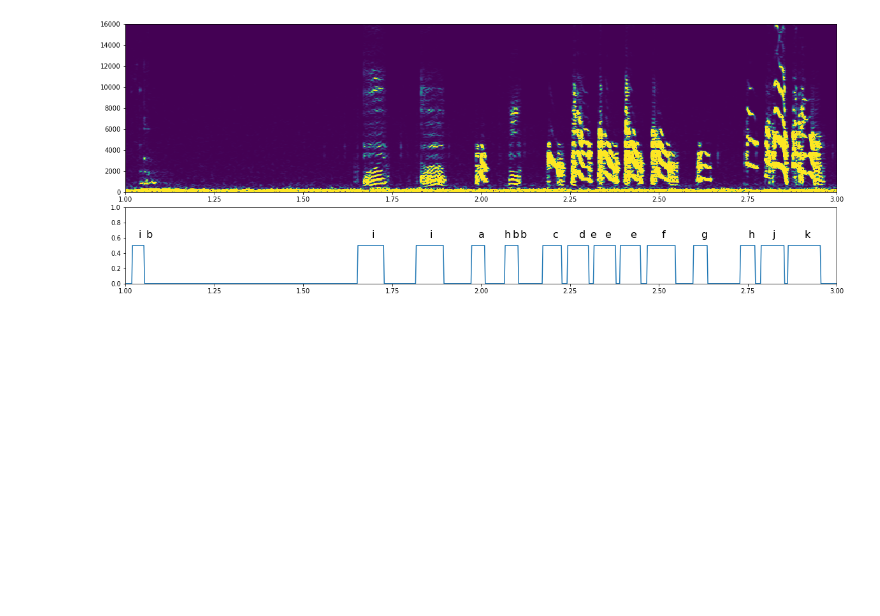
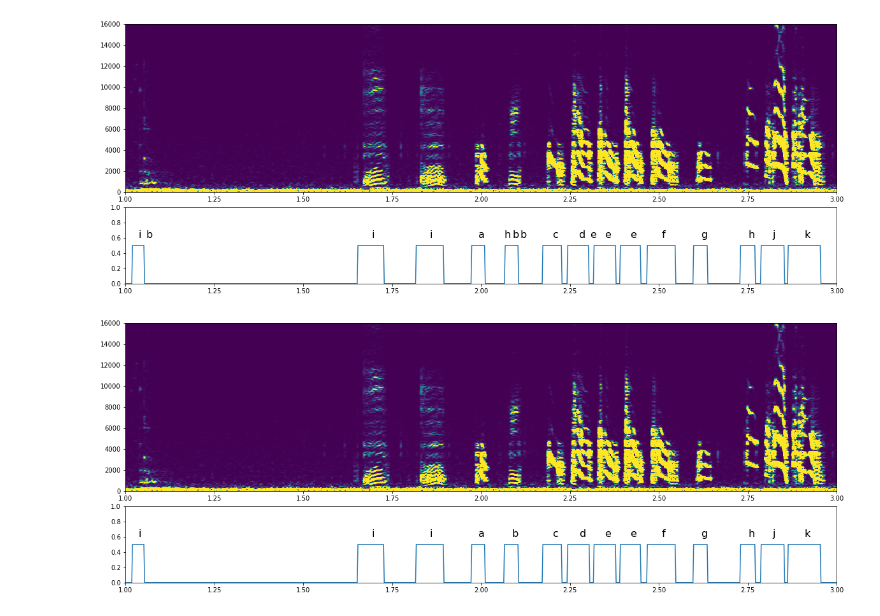
Before and after one commit to yardencsGitHub/tweetynet, a Jupyter notebook: doc/notebooks/visualize-annotations.ipynb, the cells around one changed output. Saved outputs shown, nothing was run; the diff lists cells and outputs as text; code cells hidden in the pictures; blank space fills up the shorter version.

```diff
--- a/doc/notebooks/visualize-annotations.ipynb
+++ b/doc/notebooks/visualize-annotations.ipynb
@@ -139,7 +142,14 @@ spect_annot(s, t, f, annot, tlim=(1, 3))
 # %%
-spect_file = vak.files.spect.load(predict_df.iloc[4, :].spect_path)
+spect_file = vak.files.spect.load(predict_maj_vote_df.iloc[4, :].spect_path)
 s, f, t = spect_file['s'], spect_file['f'], spect_file['t']
 annot = annots[4]
 spect_annot(s, t, f, annot, tlim=(1, 3))
 # %% [output]
 [figure]
+# %%
+spect_file = vak.files.spect.load(predict_maj_vote_df.iloc[4, :].spect_path)
+s, f, t = spect_file['s'], spect_file['f'], spect_file['t']
+annot = annots_maj_vote[4]
+spect_annot(s, t, f, annot, tlim=(1, 3))
+# %% [output]
+[figure, added]
```
Also changed, not shown: parts of 21 cells of this notebook, 6 other files.
